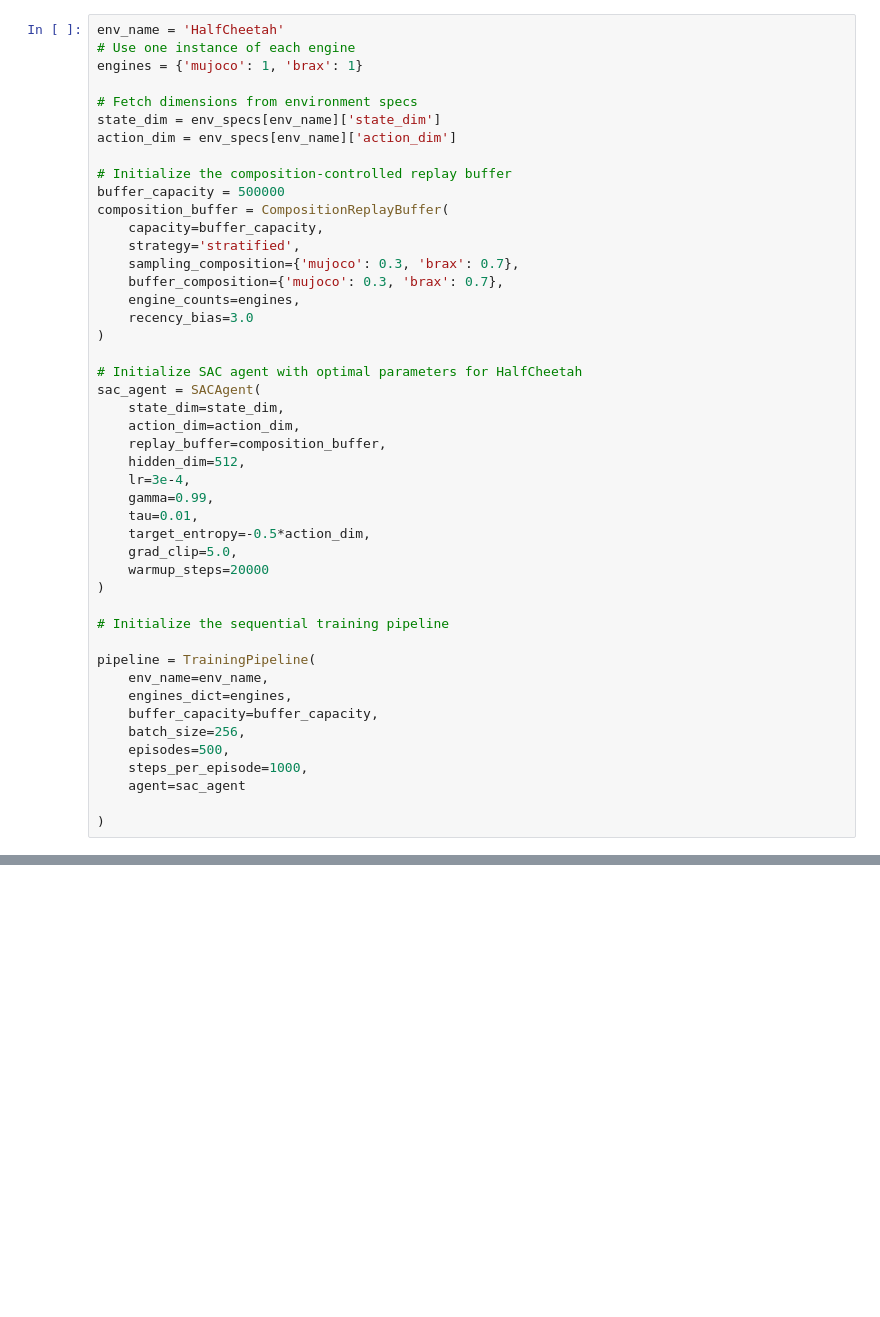
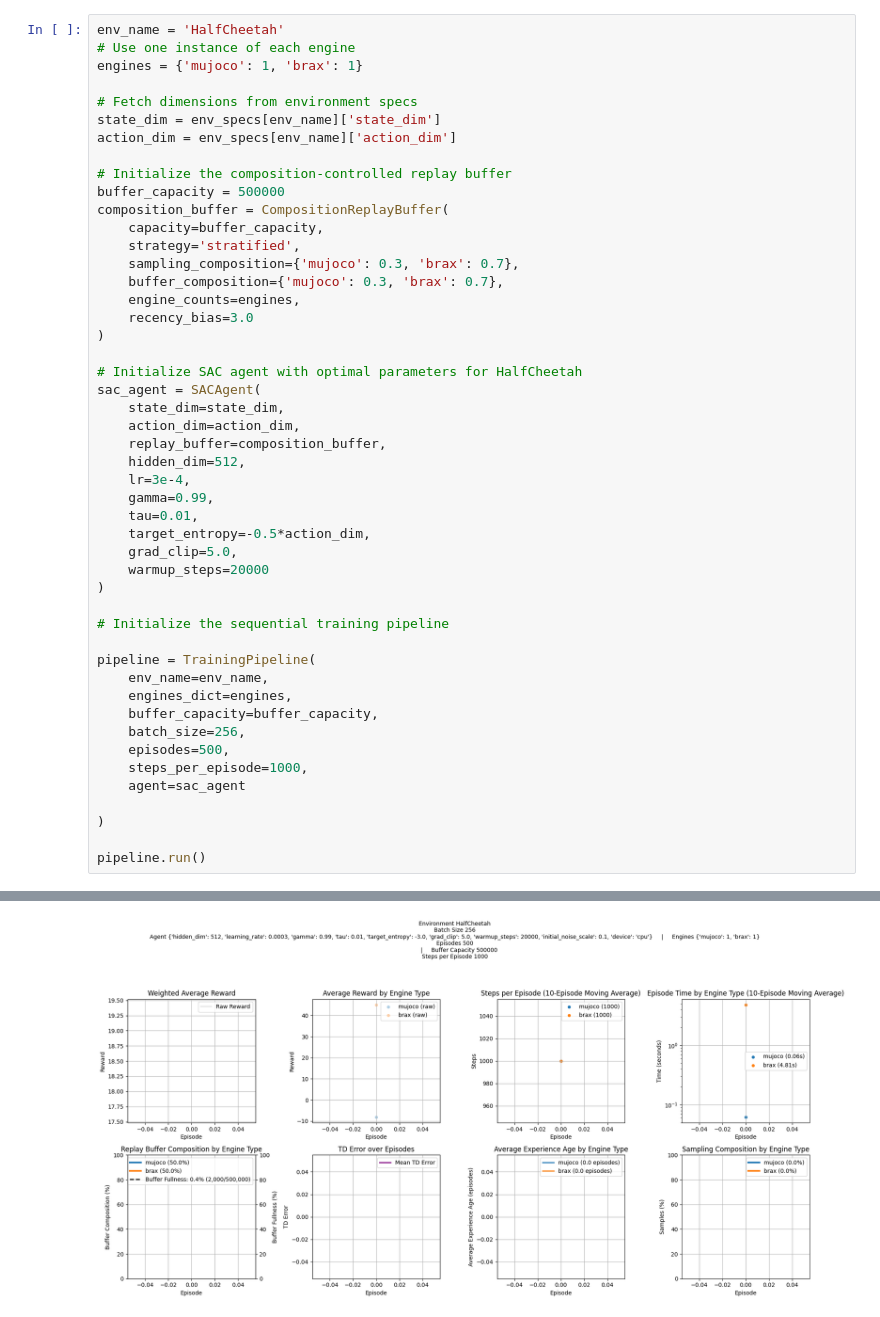
Before and after one commit to felixp33/hysarl, a Jupyter notebook: experiment.ipynb, the cells around one changed output, grey strips where cells are left out. Saved outputs shown, nothing was run; the diff lists cells and outputs as text; blank space fills up the shorter version.

```diff
--- a/experiment.ipynb
+++ b/experiment.ipynb
@@ -50,4 +49,6 @@ pipeline = TrainingPipeline(
     agent=sac_agent
 
 )
+
+pipeline.run()
 # %% [output]
@@ -54,0 +72 @@ NameError: name 'env_specs' is not defined
+[figure, added]
```
Also changed, not shown: parts of 2 cells of this notebook, 1 other file.
